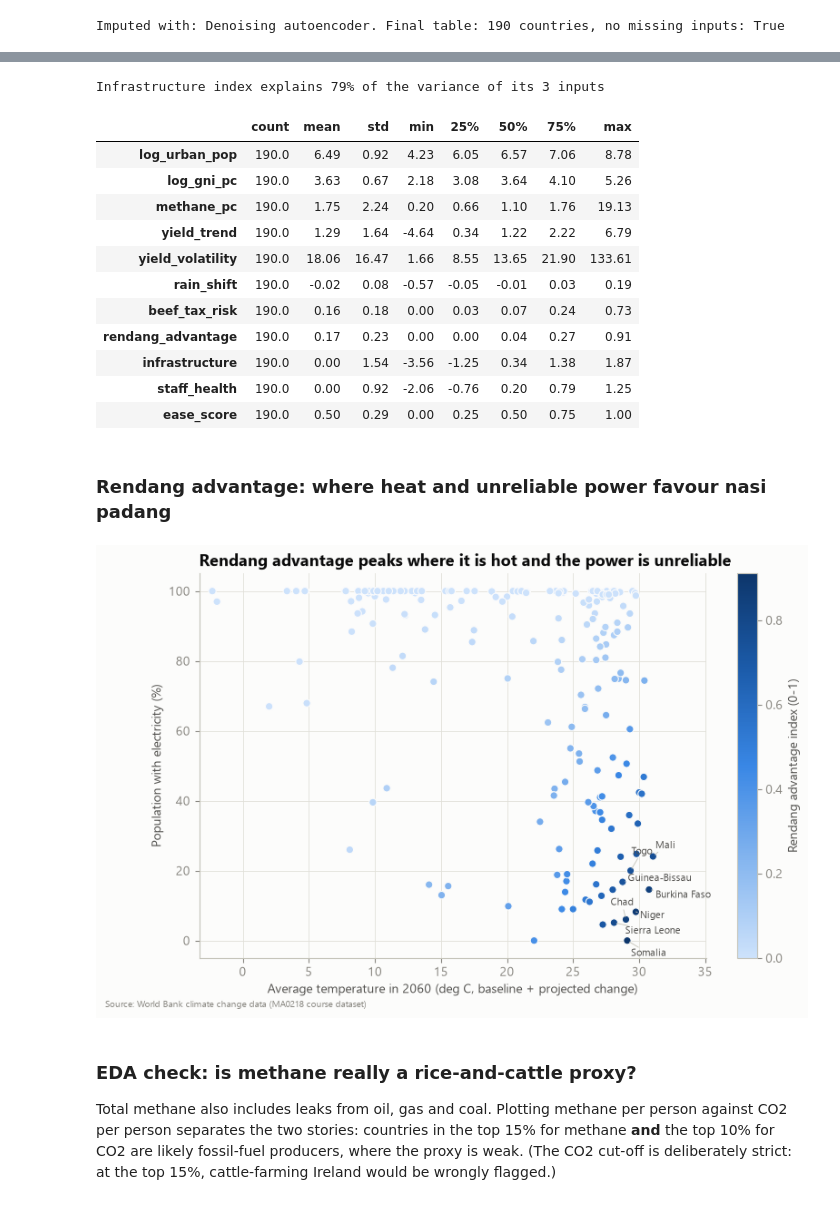
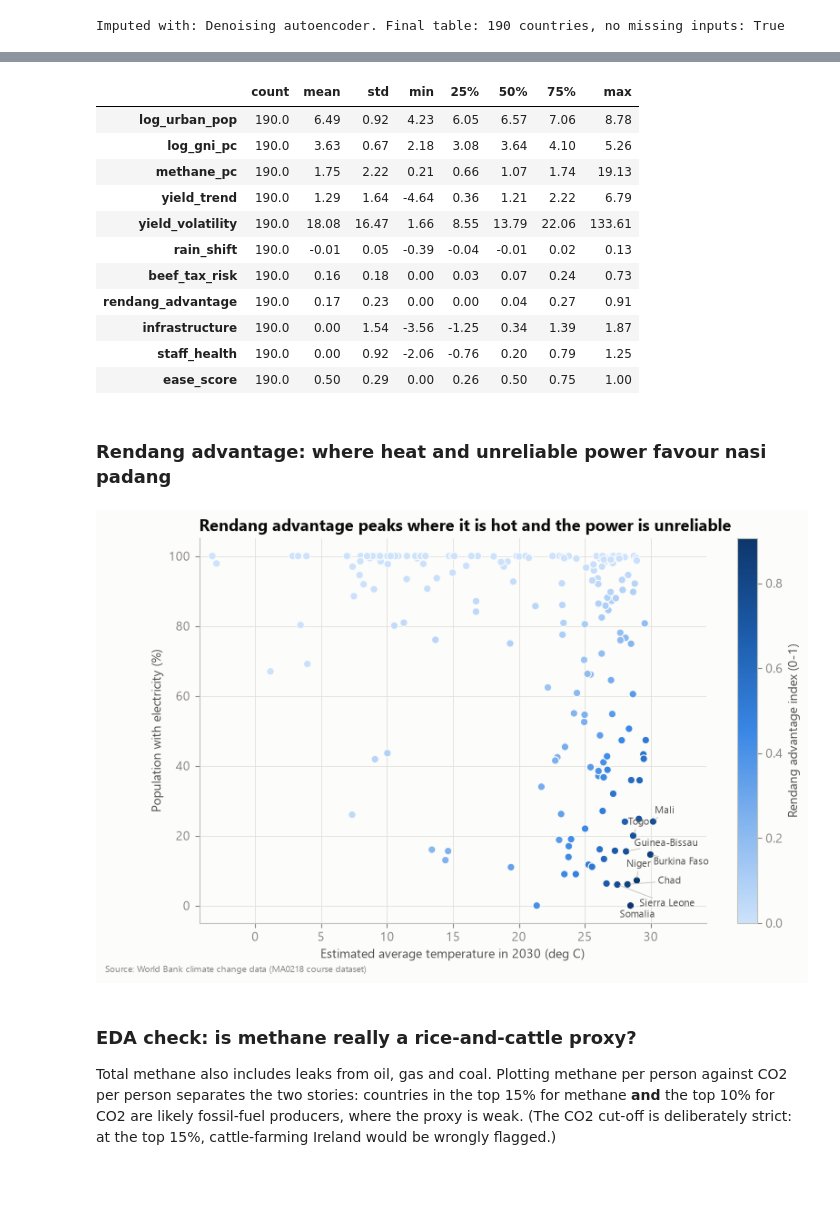
Before and after one commit to edward3423/nasipadang, a Jupyter notebook: nasipadang.ipynb, the cells around one changed output, grey strips where cells are left out. Cells and saved outputs as stored; diff of their text form; code cells hidden in the pictures.

```diff
--- a/nasipadang.ipynb
+++ b/nasipadang.ipynb
@@ -309,7 +314,7 @@ Countries missing more than 40% of the inputs (mostly tiny territories such as G
 dropped, since there would be too little to learn from.
 # %%
 IMPUTE = ["urban_pop", "gni_pc", "methane_pc", "co2_pc", "u5_mortality", "yield_trend", "yield_volatility",
-          "rain_shift", "temp_2060", "electricity", "paved_roads", "water", "sanitation", "physicians", "nurses",
+          "rain_shift", "temp_2030", "electricity", "paved_roads", "water", "sanitation", "physicians", "nurses",
           "ease_rank"]
 LOG = ["urban_pop", "gni_pc", "methane_pc", "co2_pc", "u5_mortality", "physicians", "nurses"]
 
@@ -457,25 +462,25 @@ def zscore(s):
     return (s - s.mean()) / s.std()
 
 
-# Climate-commitment score in [0, 1]: three yes/no flags + number of UNFCCC reports (max 5)
-d["commitment"] = (d["annex1_target"] + d["renewable_target"] + d["nama"] + d["unfccc_reports"] / 5) / 4
-d["beef_tax_risk"] = pct(d["methane_pc"]) * d["commitment"]
+def engineer(x):
+    """Add the engineered features. Used for current values here and for 2030 values in section 6."""
+    x = x.copy()
+    # Climate-commitment score in [0, 1]: three yes/no flags + number of UNFCCC reports (max 5)
+    x["commitment"] = (x["annex1_target"] + x["renewable_target"] + x["nama"] + x["unfccc_reports"] / 5) / 4
+    x["beef_tax_risk"] = pct(x["methane_pc"]) * x["commitment"]
+    # Rendang keeps without refrigeration: an edge where it is hot and the power is unreliable
+    x["rendang_advantage"] = pct(x["temp_2030"]) * (1 - x["electricity"] / 100)
+    pc1 = PCA(n_components=1).fit_transform(StandardScaler().fit_transform(x[["paved_roads", "water", "sanitation"]]))[:, 0]
+    x["infrastructure"] = pc1 * np.sign(np.corrcoef(pc1, x["water"])[0, 1])
+    x["staff_health"] = (zscore(np.log(x["physicians"])) + zscore(np.log(x["nurses"]))
+                         - zscore(np.log1p(x["malaria"]))) / 3
+    x["ease_score"] = 1 - (x["ease_rank"] - 1) / 182
+    x["log_urban_pop"] = np.log10(x["urban_pop"])
+    x["log_gni_pc"] = np.log10(x["gni_pc"])
+    return x
 
-# Rendang keeps without refrigeration: an edge where it is hot and the power is unreliable
-d["rendang_advantage"] = pct(d["temp_2060"]) * (1 - d["electricity"] / 100)
 
-infra_inputs = d[["paved_roads", "water", "sanitation"]]
-infra_pca = PCA(n_components=1).fit(StandardScaler().fit_transform(infra_inputs))
-pc1 = infra_pca.transform(StandardScaler().fit_transform(infra_inputs))[:, 0]
-d["infrastructure"] = pc1 * np.sign(np.corrcoef(pc1, d["water"])[0, 1])
-print(f"Infrastructure index explains {infra_pca.explained_variance_ratio_[0]:.0%} of the variance of its 3 inputs")
-
-d["staff_health"] = (zscore(np.log(d["physicians"])) + zscore(np.log(d["nurses"]))
-                     - zscore(np.log1p(d["malaria"]))) / 3
-d["ease_score"] = 1 - (d["ease_rank"] - 1) / 182
-d["log_urban_pop"] = np.log10(d["urban_pop"])
-d["log_gni_pc"] = np.log10(d["gni_pc"])
-
+d = engineer(d)
 FEATURES = {
     "Demand": {"log_urban_pop": +1, "log_gni_pc": +1},
     "Rice and beef supply": {"methane_pc": +1, "yield_trend": +1, "yield_volatility": -1, "rain_shift": +1},
@@ -492,35 +497,34 @@ FEATURE_COLS = [c for group in FEATURES.values() for c in group]
 d["name"] = names.loc[d.index]
 d[FEATURE_COLS].describe().T.round(2)
 # %% [output]
-Infrastructure index explains 79% of the variance of its 3 inputs
 |  | count | mean | std | min | 25% | 50% | 75% | max |
 | log_urban_pop | 190.0 | 6.49 | 0.92 | 4.23 | 6.05 | 6.57 | 7.06 | 8.78 |
 | log_gni_pc | 190.0 | 3.63 | 0.67 | 2.18 | 3.08 | 3.64 | 4.10 | 5.26 |
-| methane_pc | 190.0 | 1.75 | 2.24 | 0.20 | 0.66 | 1.10 | 1.76 | 19.13 |
-| yield_trend | 190.0 | 1.29 | 1.64 | -4.64 | 0.34 | 1.22 | 2.22 | 6.79 |
-| yield_volatility | 190.0 | 18.06 | 16.47 | 1.66 | 8.55 | 13.65 | 21.90 | 133.61 |
-| rain_shift | 190.0 | -0.02 | 0.08 | -0.57 | -0.05 | -0.01 | 0.03 | 0.19 |
+| methane_pc | 190.0 | 1.75 | 2.22 | 0.21 | 0.66 | 1.07 | 1.74 | 19.13 |
+| yield_trend | 190.0 | 1.29 | 1.64 | -4.64 | 0.36 | 1.21 | 2.22 | 6.79 |
+| yield_volatility | 190.0 | 18.08 | 16.47 | 1.66 | 8.55 | 13.79 | 22.06 | 133.61 |
+| rain_shift | 190.0 | -0.01 | 0.05 | -0.39 | -0.04 | -0.01 | 0.02 | 0.13 |
 | beef_tax_risk | 190.0 | 0.16 | 0.18 | 0.00 | 0.03 | 0.07 | 0.24 | 0.73 |
 | rendang_advantage | 190.0 | 0.17 | 0.23 | 0.00 | 0.00 | 0.04 | 0.27 | 0.91 |
-| infrastructure | 190.0 | 0.00 | 1.54 | -3.56 | -1.25 | 0.34 | 1.38 | 1.87 |
+| infrastructure | 190.0 | 0.00 | 1.54 | -3.56 | -1.25 | 0.34 | 1.39 | 1.87 |
 | staff_health | 190.0 | 0.00 | 0.92 | -2.06 | -0.76 | 0.20 | 0.79 | 1.25 |
-| ease_score | 190.0 | 0.50 | 0.29 | 0.00 | 0.25 | 0.50 | 0.75 | 1.00 |
+| ease_score | 190.0 | 0.50 | 0.29 | 0.00 | 0.26 | 0.50 | 0.75 | 1.00 |
 # %% [markdown]
 ### Rendang advantage: where heat and unreliable power favour nasi padang
 # %%
 fig, ax = plt.subplots(figsize=(9, 5.5))
-sc = ax.scatter(d["temp_2060"], d["electricity"], c=d["rendang_advantage"], cmap=SEQ, s=36,
+sc = ax.scatter(d["temp_2030"], d["electricity"], c=d["rendang_advantage"], cmap=SEQ, s=36,
                 edgecolor=SURFACE, linewidth=0.8)
 top_rendang = d.nlargest(8, "rendang_advantage")
-ax.set_xlim(d["temp_2060"].min() - 1, d["temp_2060"].max() + 4)
-label_points(ax, top_rendang["temp_2060"], top_rendang["electricity"], top_rendang["name"])
-ax.set_xlabel("Average temperature in 2060 (deg C, baseline + projected change)")
+ax.set_xlim(d["temp_2030"].min() - 1, d["temp_2030"].max() + 4)
+label_points(ax, top_rendang["temp_2030"], top_rendang["electricity"], top_rendang["name"])
+ax.set_xlabel("Estimated average temperature in 2030 (deg C)")
 ax.set_ylabel("Population with electricity (%)")
 fig.colorbar(sc, ax=ax, label="Rendang advantage index (0-1)")
 ax.set_title("Rendang advantage peaks where it is hot and the power is unreliable")
 save(fig, "04_rendang_advantage")
 # %% [output]
-[figure, old version]
+[figure, new version]
 # %% [markdown]
 ### EDA check: is methane really a rice-and-cattle proxy?
 
```
Also changed, not shown: parts of 54 cells of this notebook, 49 other files.
